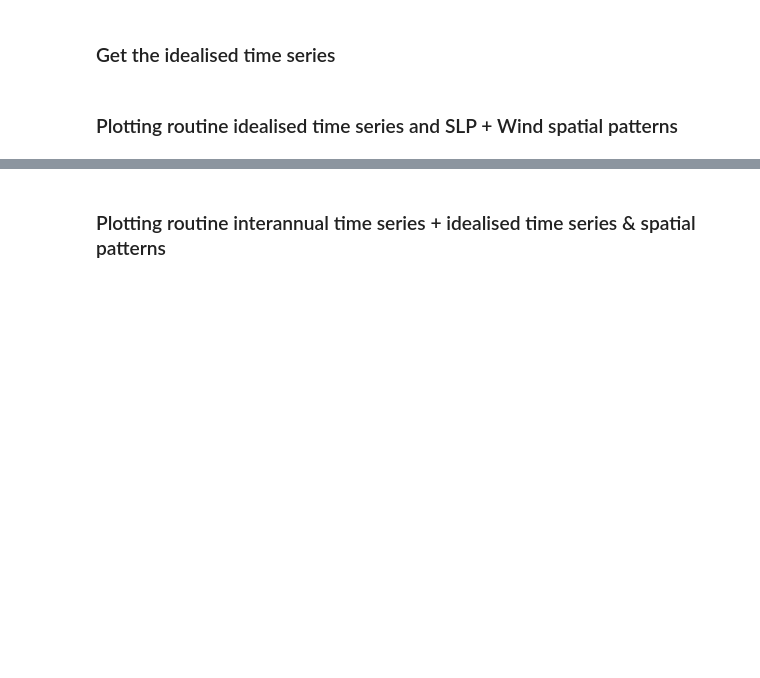
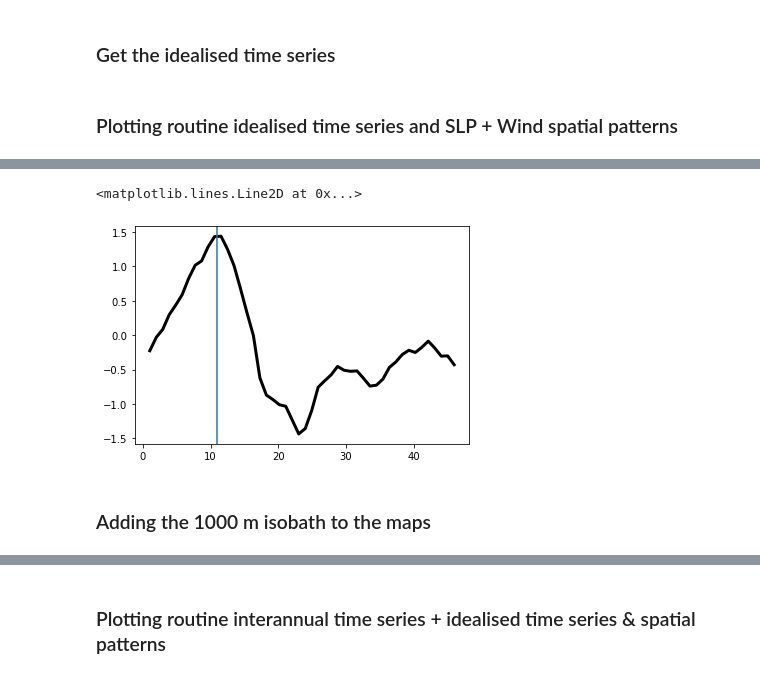
Before and after one commit to mauricehuguenin/ENSO-Antarctica_scripts, a Jupyter notebook: creating_enso_sam_forcing_fields_for_ncfile_ACCESS-OM2-01_rescaled.ipynb, the cells around one changed output, grey strips where cells are left out. Drawn from its saved outputs; the diff is of its cells as text; code cells hidden in the pictures; blank space fills up the shorter version.

```diff
--- a/creating_enso_sam_forcing_fields_for_ncfile_ACCESS-OM2-01_rescaled.ipynb
+++ b/creating_enso_sam_forcing_fields_for_ncfile_ACCESS-OM2-01_rescaled.ipynb
@@ -1059 +1060,9 @@ Wall time: 7.55 s
 [figure]
+# %%
+plt.plot(time2, LN_mean, label = 'Mean', c = 'k', linewidth=3)
+plt.axvline(11)
+# %% [output]
+<matplotlib.lines.Line2D at 0x...>
+[figure, added]
+# %% [markdown]
+### Adding the 1000 m isobath to the maps
```
Also changed, not shown: parts of 22 cells of this notebook, 1 other file.
